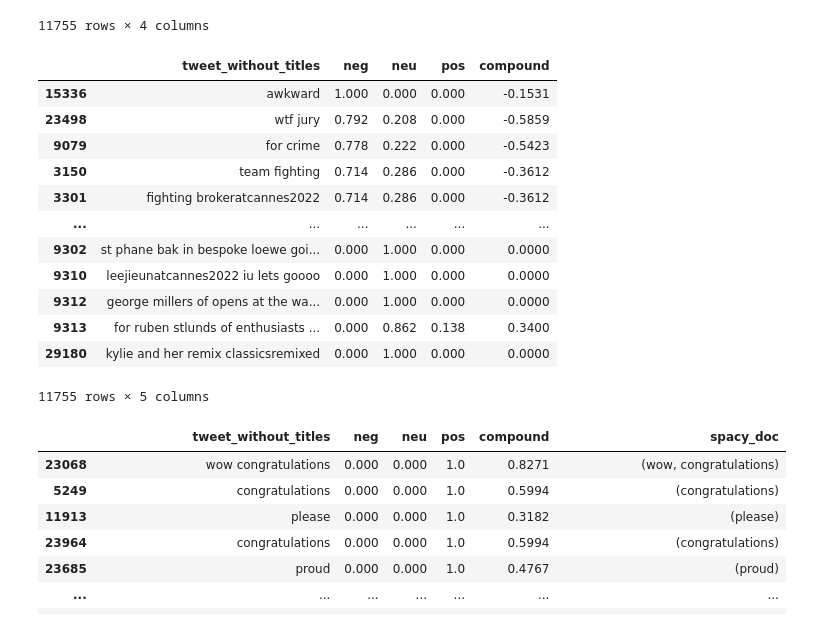
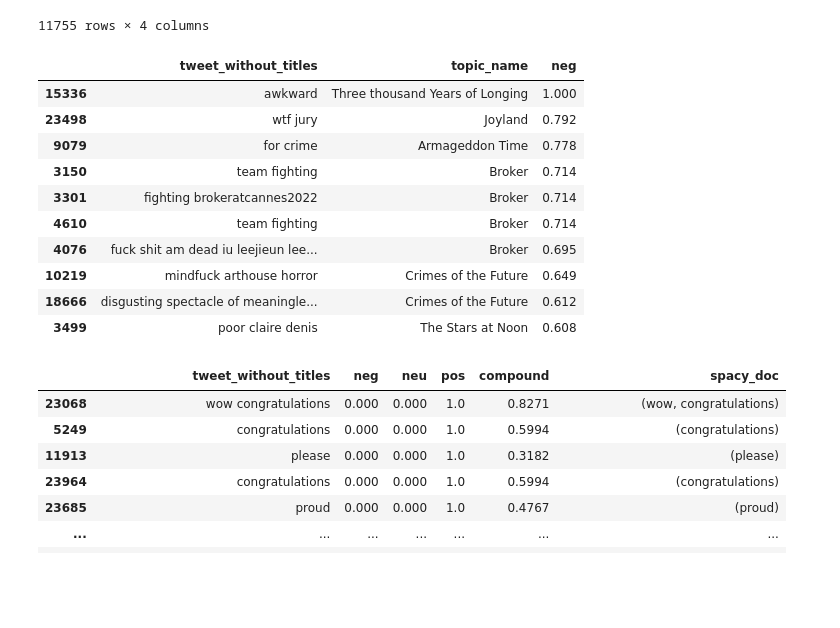
Before and after one commit to amyyunekim/Course_5_NLP, a Jupyter notebook: code/nlp_cannes.ipynb, the cells around one changed output. Saved outputs shown, nothing was run; the diff lists cells and outputs as text; code cells hidden in the pictures; blank space fills up the shorter version.

```diff
--- a/code/nlp_cannes.ipynb
+++ b/code/nlp_cannes.ipynb
@@ -745,21 +687,19 @@ df_movie_cleaned['vader_rating'] = df_movie_cleaned['tweet_without_titles'].appl
 df_movie_cleaned = pd.DataFrame(pd.concat([df_movie_cleaned.drop(['vader_rating'], axis=1),
                                 df_movie_cleaned['vader_rating'].apply(pd.Series)], axis=1))
 # %%
-df_movie_cleaned.iloc[:,3:].sort_values(by='neg', ascending = False)
+df_movie_cleaned[['tweet_without_titles','topic_name','neg']].sort_values(by='neg', ascending = False).head(10)
 # %% [output]
-|  | tweet_without_titles | neg | neu | pos | compound |
-| 15336 | awkward | 1.000 | 0.000 | 0.000 | -0.1531 |
-| 23498 | wtf jury | 0.792 | 0.208 | 0.000 | -0.5859 |
-| 9079 | for crime | 0.778 | 0.222 | 0.000 | -0.5423 |
-| 3150 | team fighting | 0.714 | 0.286 | 0.000 | -0.3612 |
-| 3301 | fighting brokeratcannes2022 | 0.714 | 0.286 | 0.000 | -0.3612 |
-| ... | ... | ... | ... | ... | ... |
-| 9302 | st phane bak in bespoke loewe goi... | 0.000 | 1.000 | 0.000 | 0.0000 |
-| 9310 | leejieunatcannes2022 iu lets goooo | 0.000 | 1.000 | 0.000 | 0.0000 |
-| 9312 | george millers of opens at the wa... | 0.000 | 1.000 | 0.000 | 0.0000 |
-| 9313 | for ruben stlunds of enthusiasts ... | 0.000 | 0.862 | 0.138 | 0.3400 |
-| 29180 | kylie and her remix classicsremixed | 0.000 | 1.000 | 0.000 | 0.0000 |
+|  | tweet_without_titles | topic_name | neg |
+| 15336 | awkward | Three thousand Years of Longing | 1.000 |
+| 23498 | wtf jury | Joyland | 0.792 |
+| 9079 | for crime | Armageddon Time | 0.778 |
+| 3150 | team fighting | Broker | 0.714 |
+| 3301 | fighting brokeratcannes2022 | Broker | 0.714 |
+| 4610 | team fighting | Broker | 0.714 |
+| 4076 | fuck shit am dead iu leejieun lee... | Broker | 0.695 |
+| 10219 | mindfuck arthouse horror | Crimes of the Future | 0.649 |
+| 18666 | disgusting spectacle of meaningle... | Crimes of the Future | 0.612 |
+| 3499 | poor claire denis | The Stars at Noon | 0.608 |
-11755 rows × 5 columns
 # %%
 df_movie_cleaned.iloc[:,3:].sort_values(by='pos', ascending = False)
 # %% [output]
```
Also changed, not shown: parts of 15 cells of this notebook, 6 other files.
